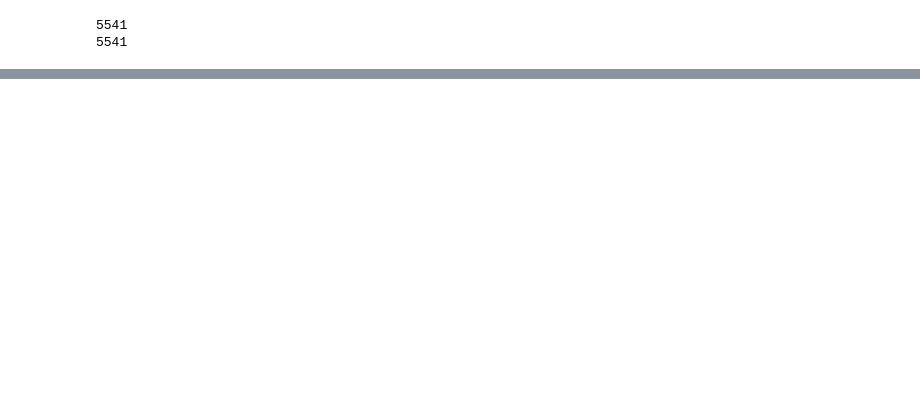
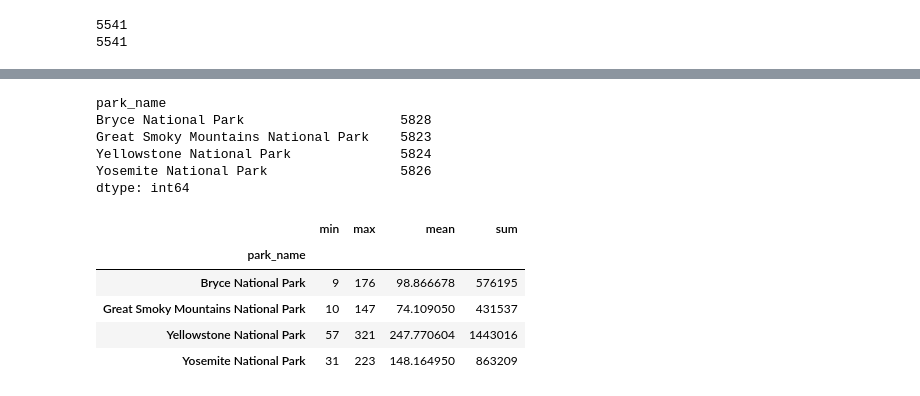
Before and after one commit to egecalay/Biodiversity-in-National-Parks, a Jupyter notebook: biodiversity.ipynb, the cells around one changed output, grey strips where cells are left out. Cells and saved outputs as stored; diff of their text form; code cells hidden in the pictures; blank space fills up the shorter version.

```diff
--- a/biodiversity.ipynb
+++ b/biodiversity.ipynb
@@ -241,0 +281,25 @@ df.drop(columns=['dup_common_name','dup_scientific_name'],inplace=True)
+# %%
+# How many different species in each park? There are more than 5820 species in each park.
+df_size= df.groupby('park_name').size()
+#df_size= df_size[df_size.observations != 0]
+df_size
+#sns.countplot(x='',y='',data=df_grouped,)
+# %% [output]
+park_name
+Bryce National Park                    5828
+Great Smoky Mountains National Park    5823
+Yellowstone National Park              5824
+Yosemite National Park                 5826
+dtype: int64
+# %%
+#How many species on average in each park?
+df_group_1 = df.groupby('park_name').observations.aggregate(['min', 'max','mean','sum'])
+df_group_1
+#df[df.scientific_name=='Agrostis capillaris'] # This is a test filter
+# %% [output]
+|  | min | max | mean | sum |
+| park_name |  |  |  |  |
+| Bryce National Park | 9 | 176 | 98.866678 | 576195 |
+| Great Smoky Mountains National Park | 10 | 147 | 74.109050 | 431537 |
+| Yellowstone National Park | 57 | 321 | 247.770604 | 1443016 |
+| Yosemite National Park | 31 | 223 | 148.164950 | 863209 |
```
Also changed, not shown: parts of 8 cells of this notebook.
